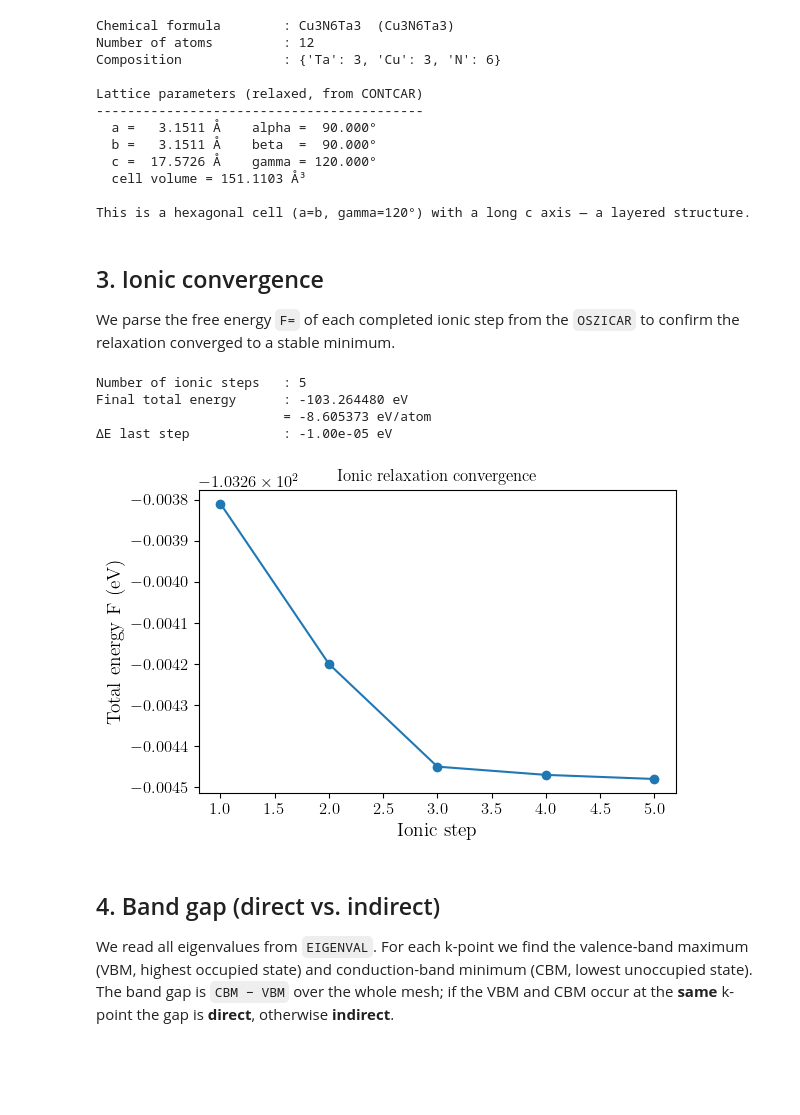
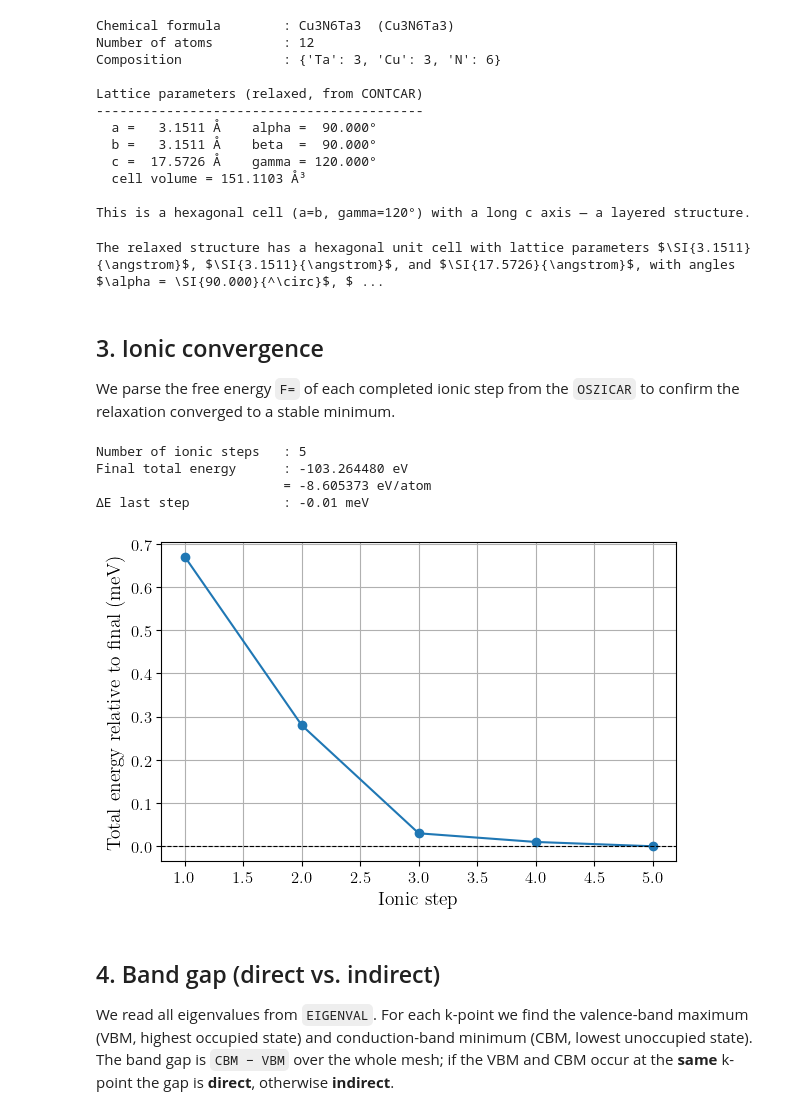
Before and after one commit to RombusBombus/bachelor-thesis, a Jupyter notebook: relaxation_summary.ipynb, the cells around one changed output. Cells and saved outputs as stored; diff of their text form; code cells hidden in the pictures; blank space fills up the shorter version.

```diff
--- a/relaxation_summary.ipynb
+++ b/relaxation_summary.ipynb
@@ -126,6 +126,16 @@ Lattice parameters (relaxed, from CONTCAR)
   cell volume = 151.1103 Å³
 
 This is a hexagonal cell (a=b, gamma=120°) with a long c axis — a layered structure.
+# %%
+import pyperclip
+
+latex_text = rf"""
+The relaxed structure has a hexagonal unit cell with lattice parameters $\SI{{{a:.4f}}}{{\angstrom}}$, $\SI{{{b:.4f}}}{{\angstrom}}$, and $\SI{{{c:.4f}}}{{\angstrom}}$, with angles $\alpha = \SI{{{alpha:.3f}}}{{^\circ}}$, $\beta = \SI{{{beta:.3f}}}{{^\circ}}$, and $\gamma = \SI{{{gamma:.3f}}}{{^\circ}}$. The cell volume is $\SI{{{atoms.get_volume():.4f}}}{{\angstrom^3}}$. The chemical formula is {atoms.get_chemical_formula()} ({formula}), consisting of {len(atoms)} atoms with the following composition: {dict(comp)}. The structure is layered, as indicated by the long $c$ axis relative to the $a$ and $b$ axes.
+"""
+print(latex_text)
+pyperclip.copy(latex_text)
+# %% [output]
+The relaxed structure has a hexagonal unit cell with lattice parameters $\SI{3.1511}{\angstrom}$, $\SI{3.1511}{\angstrom}$, and $\SI{17.5726}{\angstrom}$, with angles $\alpha = \SI{90.000}{^\circ}$, $ ...
 # %% [markdown]
 ## 3. Ionic convergence
 
@@ -133,32 +143,35 @@ We parse the free energy `F=` of each completed ionic step from the `OSZICAR` to
 # %%
 steps, energies = [], []
 for line in (CALC_DIR / "OSZICAR").read_text().splitlines():
     m = re.search(r"^\s*(\d+)\s+F=\s*([-\d.E+]+)", line)
     if m:
         steps.append(int(m.group(1)))
         energies.append(float(m.group(2)))
 
 energies = np.array(energies)
 E_final = energies[-1]
+dE_meV = (energies - E_final) * 1000  # relative energy in meV
+
 print(f"Number of ionic steps   : {len(steps)}")
 print(f"Final total energy      : {E_final:.6f} eV")
 print(f"                        = {E_final/len(atoms):.6f} eV/atom")
 if len(energies) > 1:
-    print(f"ΔE last step            : {energies[-1]-energies[-2]:+.2e} eV")
+    print(f"ΔE last step            : {(energies[-1]-energies[-2])*1000:+.2f} meV")
 
 fig, ax = plt.subplots(figsize=(6, 4))
-ax.plot(steps, energies, "o-", color="#1f77b4")
+ax.plot(steps, dE_meV, "o-", color="#1f77b4")
 ax.set_xlabel("Ionic step")
-ax.set_ylabel("Total energy F (eV)")
-ax.set_title("Ionic relaxation convergence")
+ax.set_ylabel("Total energy relative to final (meV)")
+ax.axhline(0, color="black", lw=0.8, ls="--")
 fig.tight_layout()
+plt.grid()
 plt.show()
 # %% [output]
 Number of ionic steps   : 5
 Final total energy      : -103.264480 eV
                         = -8.605373 eV/atom
-ΔE last step            : -1.00e-05 eV
+ΔE last step            : -0.01 meV
-[figure, old version]
+[figure, new version]
 # %% [markdown]
 ## 4. Band gap (direct vs. indirect)
 
```
Also changed, not shown: 29 other files.
